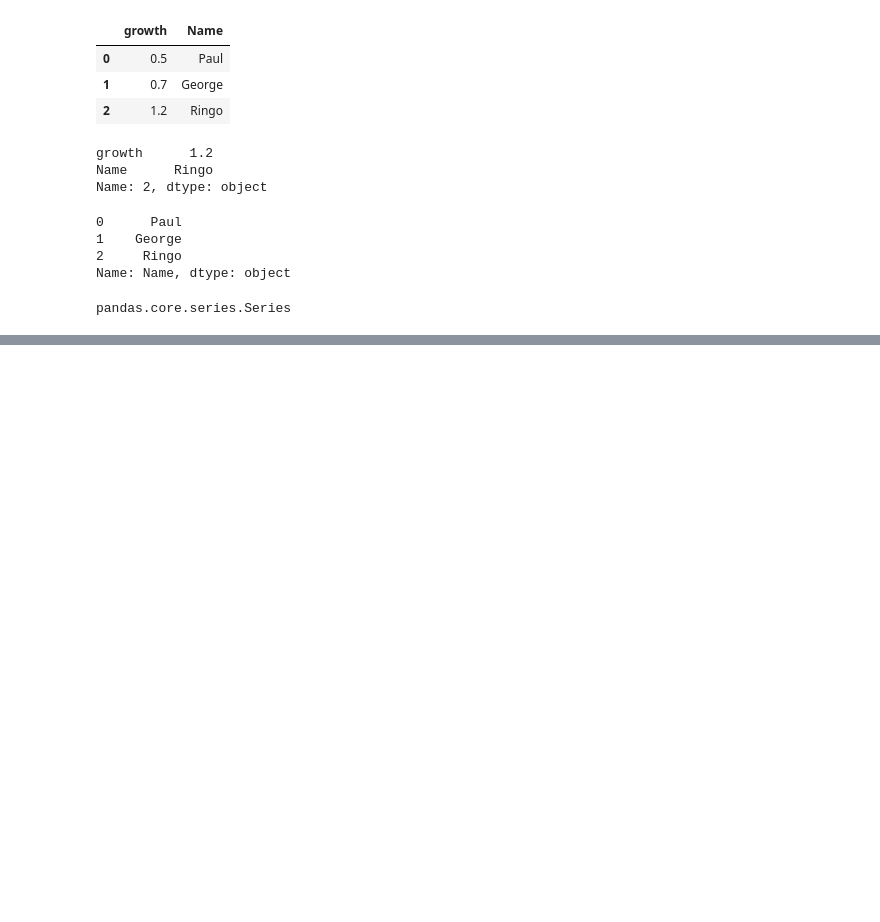
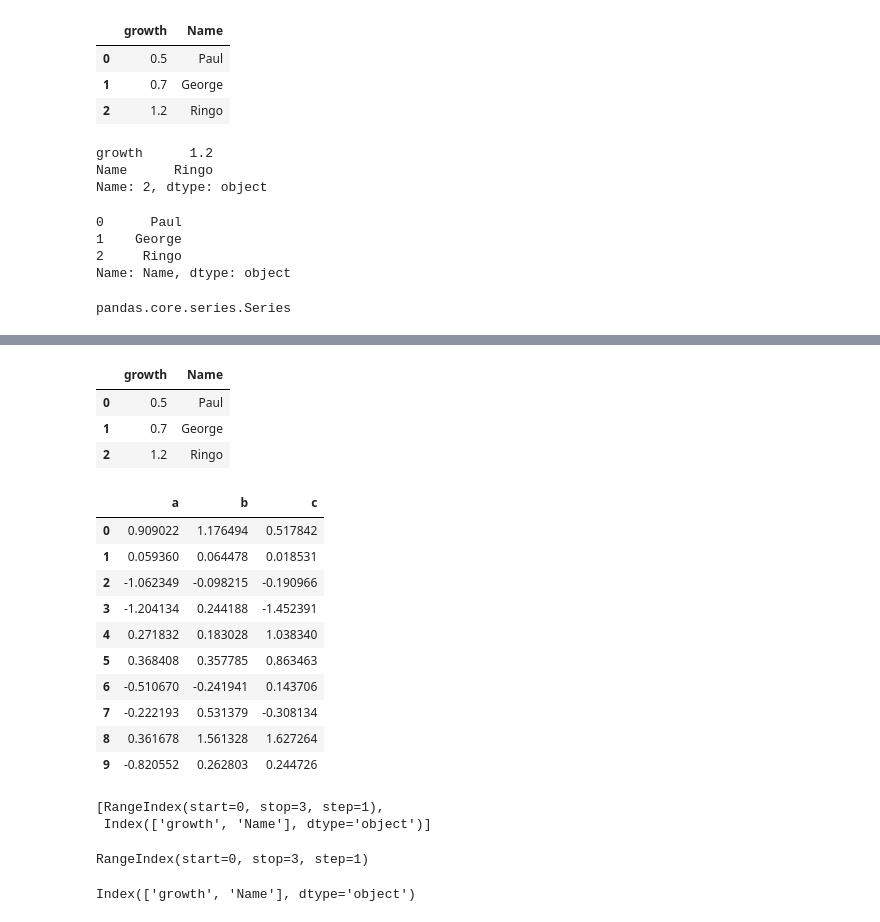
Before and after one commit to owaisahmad315/pandas, a Jupyter notebook: DataFrames.ipynb, the cells around one changed output, grey strips where cells are left out. Saved outputs shown, nothing was run; the diff lists cells and outputs as text; code cells hidden in the pictures; blank space fills up the shorter version.

```diff
--- a/DataFrames.ipynb
+++ b/DataFrames.ipynb
@@ -86,0 +100,55 @@ pandas.core.series.Series
+# %%
+# Below is an example of creating a data frame from rows:
+pd.DataFrame([
+    {'growth': .5, 'Name': 'Paul'},
+    {'growth': .7, 'Name': 'George'},
+    {'growth': 1.2, 'Name' : 'Ringo'},
+])
+# %% [output]
+|  | growth | Name |
+| 0 | 0.5 | Paul |
+| 1 | 0.7 | George |
+| 2 | 1.2 | Ringo |
+# %%
+"""
+A data frame can be instantiated from a NumPy array as well. The
+column names will need to be specified:
+"""
+import numpy as np
+
+pd.DataFrame(np.random.randn(10,3), columns=['a', 'b', 'c'])
+# %% [output]
+|  | a | b | c |
+| 0 | 0.909022 | 1.176494 | 0.517842 |
+| 1 | 0.059360 | 0.064478 | 0.018531 |
+| 2 | -1.062349 | -0.098215 | -0.190966 |
+| 3 | -1.204134 | 0.244188 | -1.452391 |
+| 4 | 0.271832 | 0.183028 | 1.038340 |
+| 5 | 0.368408 | 0.357785 | 0.863463 |
+| 6 | -0.510670 | -0.241941 | 0.143706 |
+| 7 | -0.222193 | 0.531379 | -0.308134 |
+| 8 | 0.361678 | 1.561328 | 1.627264 |
+| 9 | -0.820552 | 0.262803 | 0.244726 |
+# %%
+# Data Frame Axis
+"""
+Unlike a series, which has one axis, there are two axes for a data frame.
+They are commonly referred to as axis 0 and 1, or the row/index axis and
+the columns axis respectively:
+"""
+df.axes
+# %% [output]
+[RangeIndex(start=0, stop=3, step=1),
+ Index(['growth', 'Name'], dtype='object')]
+# %%
+"""
+As many operations take an axis parameter, it is important to remember
+that 0 is the index and 1 is the columns:
+"""
+df.axes[0]
+# %% [output]
+RangeIndex(start=0, stop=3, step=1)
+# %%
+df.axes[1]
+# %% [output]
+Index(['growth', 'Name'], dtype='object')
```
Also changed, not shown: parts of 1 cell of this notebook.
